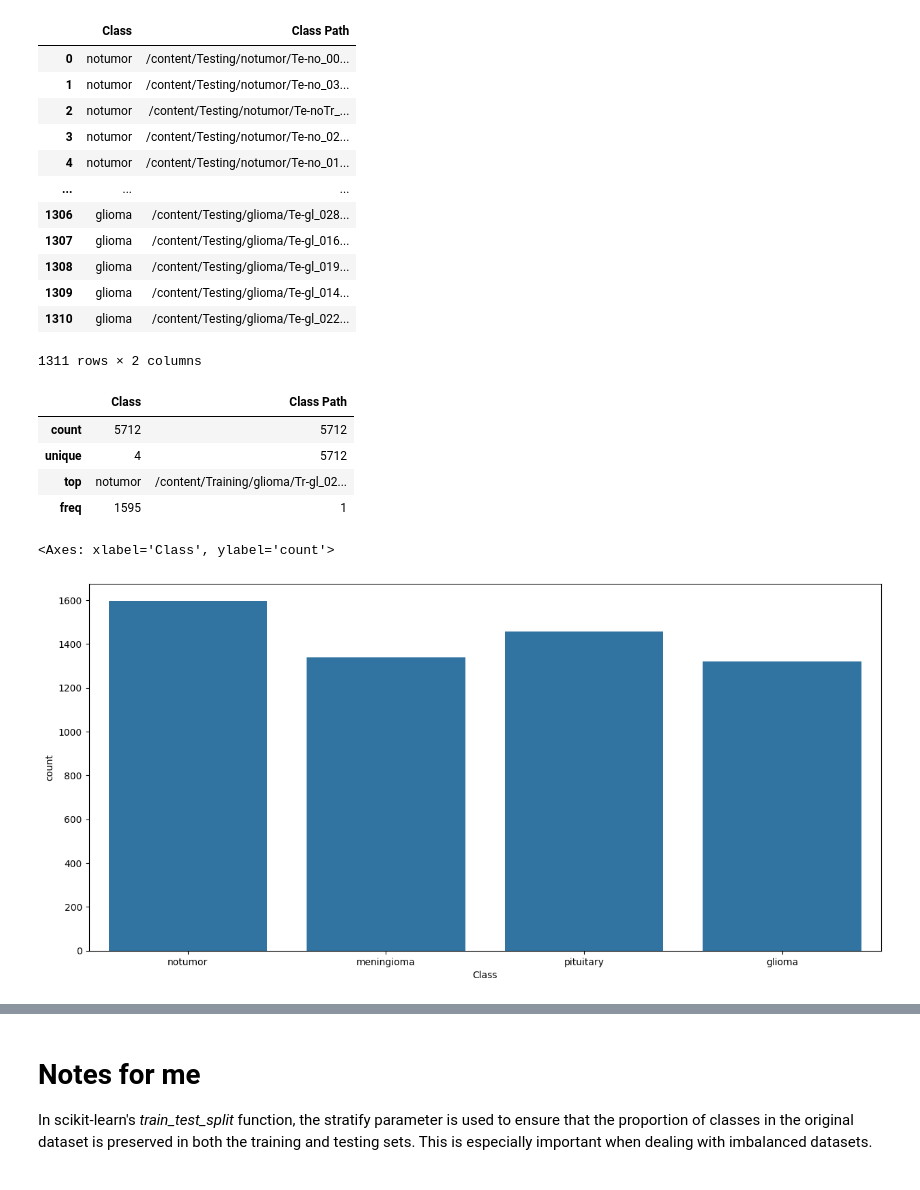
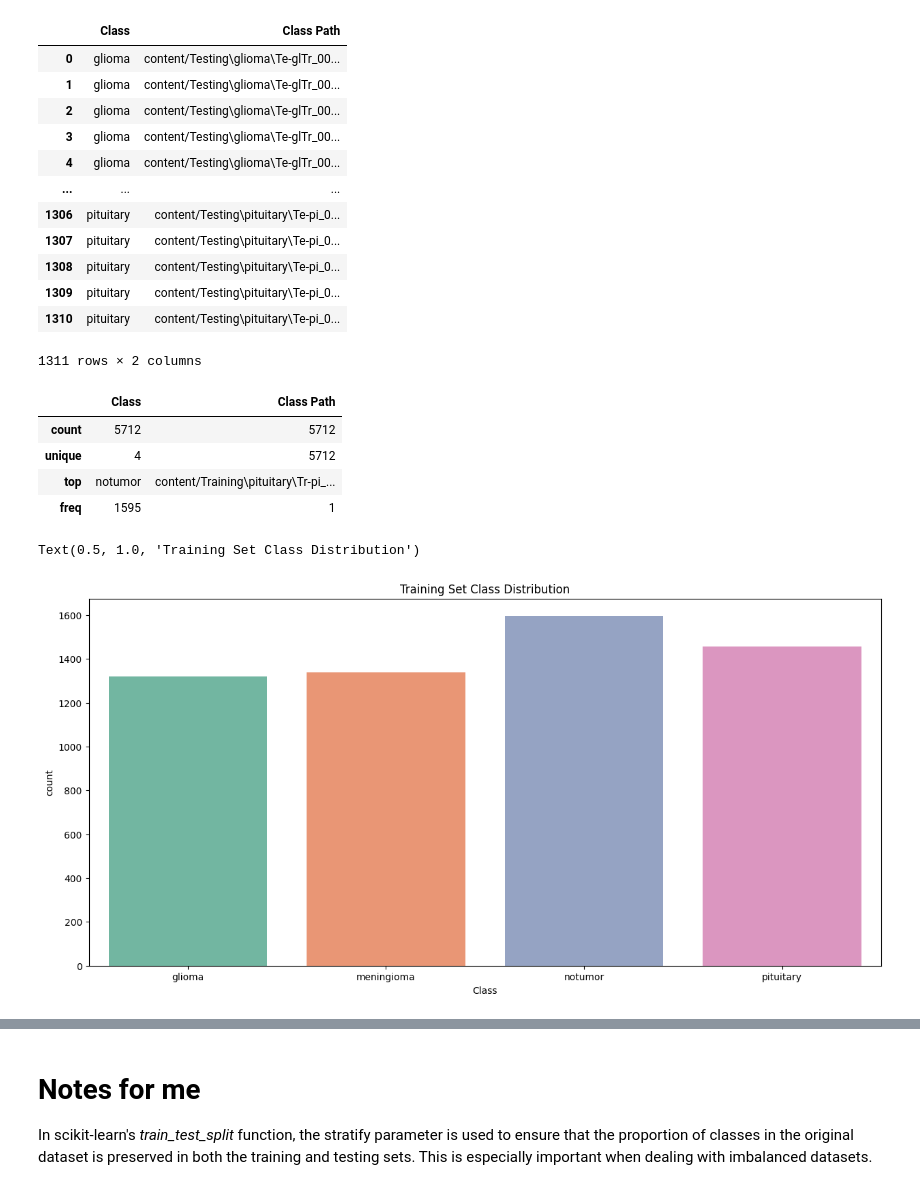
Before and after one commit to BravoClassic/Brain-Tumor-Classification, a Jupyter notebook: Brain Tumor Classification.ipynb, the cells around one changed output, grey strips where cells are left out. Drawn from its saved outputs; the diff is of its cells as text; code cells hidden in the pictures.

```diff
--- a/Brain Tumor Classification.ipynb
+++ b/Brain Tumor Classification.ipynb
@@ -37,7 +35,7 @@ def get_class_paths(path):
 
   return df
 # %%
-tr_df = get_class_paths('/content/Training')
+tr_df = get_class_paths('content/Training')
 tr_df
 # %% [output]
 |  | Class | Class Path |
@@ -55,20 +53,20 @@ tr_df
 5712 rows × 2 columns
 # %%
-ts_df = get_class_paths('/content/Testing')
+ts_df = get_class_paths('content/Testing')
 ts_df
 # %% [output]
 |  | Class | Class Path |
-| 0 | notumor | /content/Testing/notumor/Te-no_00... |
-| 1 | notumor | /content/Testing/notumor/Te-no_03... |
-| 2 | notumor | /content/Testing/notumor/Te-noTr_... |
-| 3 | notumor | /content/Testing/notumor/Te-no_02... |
-| 4 | notumor | /content/Testing/notumor/Te-no_01... |
+| 0 | glioma | content/Testing\glioma\Te-glTr_00... |
+| 1 | glioma | content/Testing\glioma\Te-glTr_00... |
+| 2 | glioma | content/Testing\glioma\Te-glTr_00... |
+| 3 | glioma | content/Testing\glioma\Te-glTr_00... |
+| 4 | glioma | content/Testing\glioma\Te-glTr_00... |
 | ... | ... | ... |
-| 1306 | glioma | /content/Testing/glioma/Te-gl_028... |
-| 1307 | glioma | /content/Testing/glioma/Te-gl_016... |
-| 1308 | glioma | /content/Testing/glioma/Te-gl_019... |
-| 1309 | glioma | /content/Testing/glioma/Te-gl_014... |
-| 1310 | glioma | /content/Testing/glioma/Te-gl_022... |
+| 1306 | pituitary | content/Testing\pituitary\Te-pi_0... |
+| 1307 | pituitary | content/Testing\pituitary\Te-pi_0... |
+| 1308 | pituitary | content/Testing\pituitary\Te-pi_0... |
+| 1309 | pituitary | content/Testing\pituitary\Te-pi_0... |
+| 1310 | pituitary | content/Testing\pituitary\Te-pi_0... |
 1311 rows × 2 columns
 # %%
 tr_df.describe()
@@ -76,13 +74,15 @@ tr_df.describe()
 |  | Class | Class Path |
 | count | 5712 | 5712 |
 | unique | 4 | 5712 |
-| top | notumor | /content/Training/glioma/Tr-gl_02... |
+| top | notumor | content/Training\pituitary\Tr-pi_... |
 | freq | 1595 | 1 |
 # %%
 plt.figure(figsize=(15,7))
-sns.countplot(x='Class', data=tr_df)
+sns.countplot(x='Class', data=tr_df, palette='Set2',hue='Class')
+plt.xlabel('Class')
+plt.title('Training Set Class Distribution')
 # %% [output]
-<Axes: xlabel='Class', ylabel='count'>
+Text(0.5, 1.0, 'Training Set Class Distribution')
-[figure, old version]
+[figure, new version]
 # %%
 plt.figure(figsize=(15,7))
```
Also changed, not shown: parts of 35 cells of this notebook, 2 other files.
